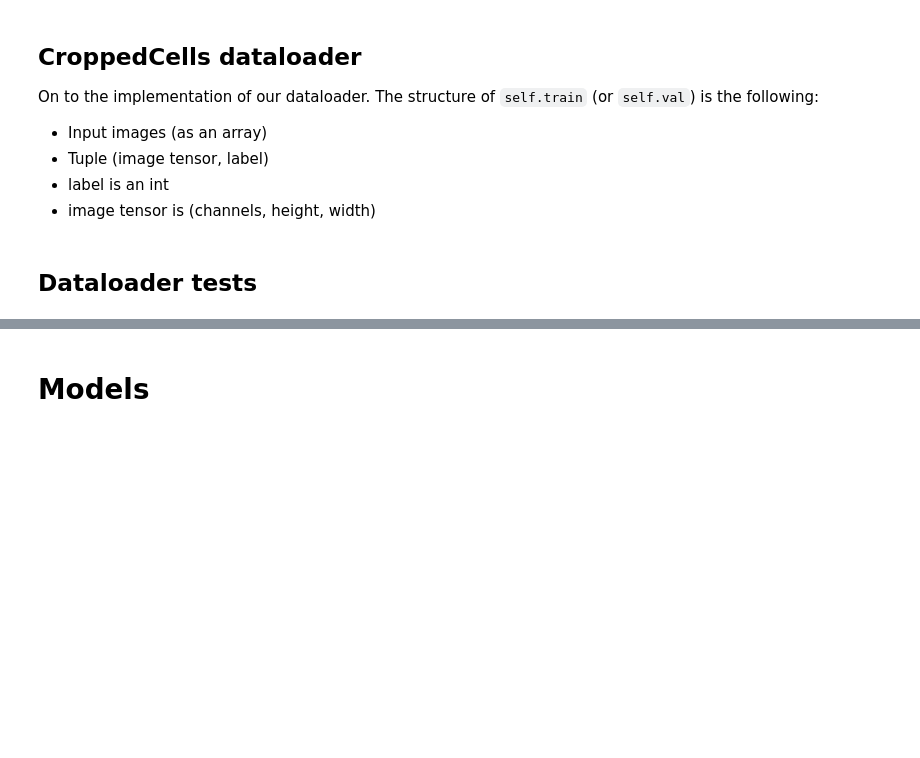
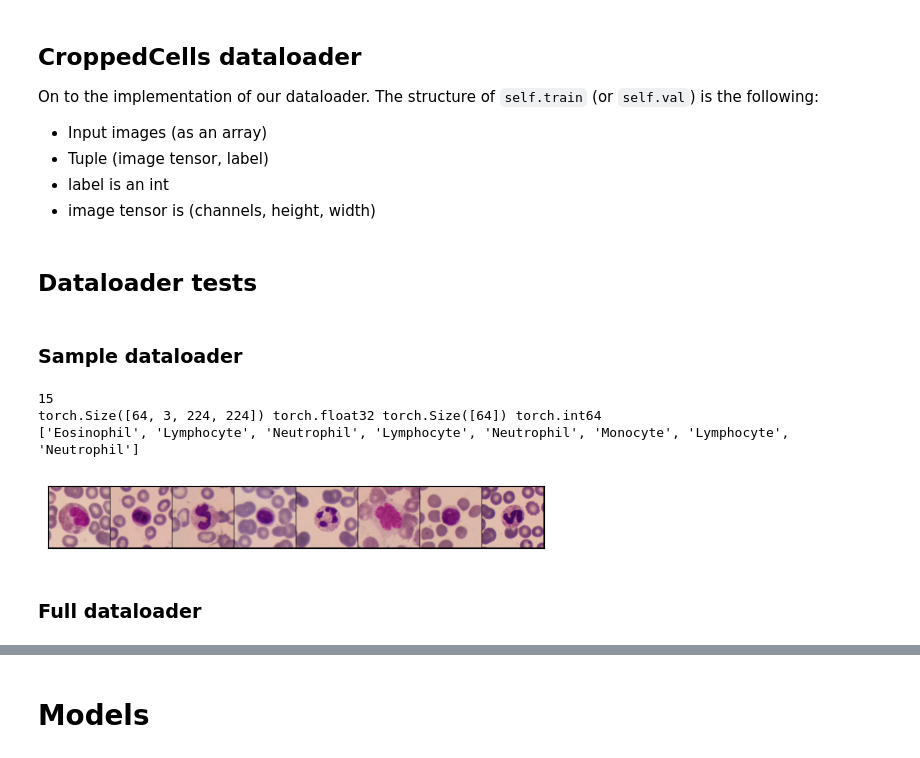
Before and after one commit to lordPachy/bloodyai, a Jupyter notebook: classification/resnet.ipynb, the cells around one changed output, grey strips where cells are left out. Saved outputs shown, nothing was run; the diff lists cells and outputs as text; code cells hidden in the pictures; blank space fills up the shorter version.

```diff
--- a/classification/resnet.ipynb
+++ b/classification/resnet.ipynb
@@ -100,7 +103,7 @@ def open_image_placeholder(path, transf):
 
     return img
 # %%
-class CroppedCells(DataModule):
+class CroppedCellsSample(DataModule):
     """The dataset of cropped cells."""
     def __init__(self, fixed_seed = True, transf = v2.Compose([v2.Resize((224, 224)), v2.ToTensor()]), resize = (28, 28), batch_size=64):
         super().__init__()
@@ -133,4 +169,18 @@ class CroppedCells(DataModule):
 # %% [markdown]
 ## Dataloader tests
+# %% [markdown]
+### Sample dataloader
 # %%
-data = CroppedCells()
+data = CroppedCellsSample()
+# %%
+print(len(list(data.val_dataloader())))
+X, y = next(iter(data.train_dataloader()))
+print(X.shape, X.dtype, y.shape, y.dtype)
+data.visualize(next(iter(data.train_dataloader())))
+# %% [output]
+15
+torch.Size([64, 3, 224, 224]) torch.float32 torch.Size([64]) torch.int64
+['Eosinophil', 'Lymphocyte', 'Neutrophil', 'Lymphocyte', 'Neutrophil', 'Monocyte', 'Lymphocyte', 'Neutrophil']
+[figure, added]
+# %% [markdown]
+### Full dataloader
```
Also changed, not shown: parts of 13 cells of this notebook.
